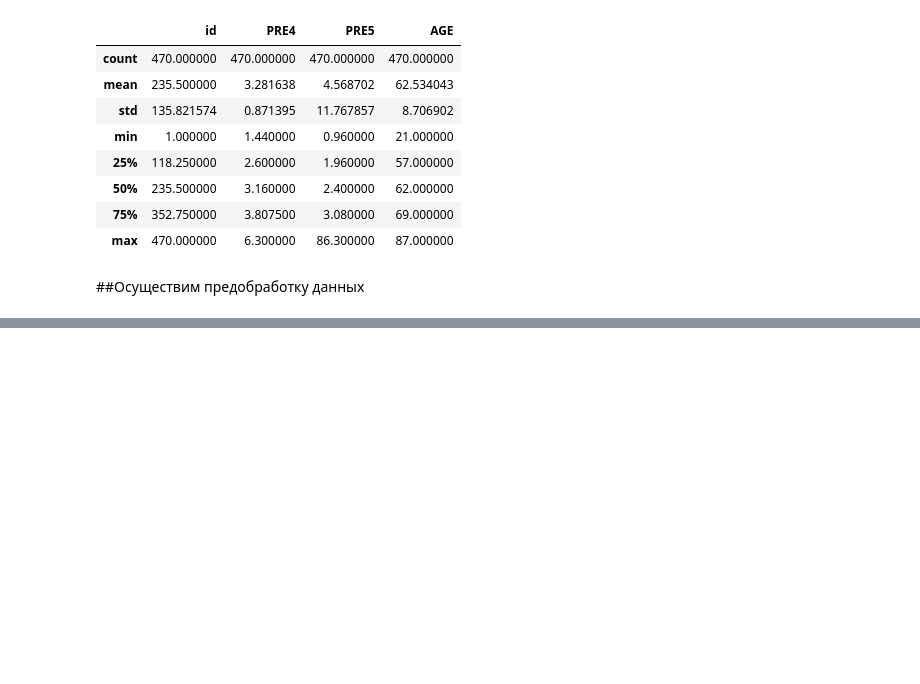
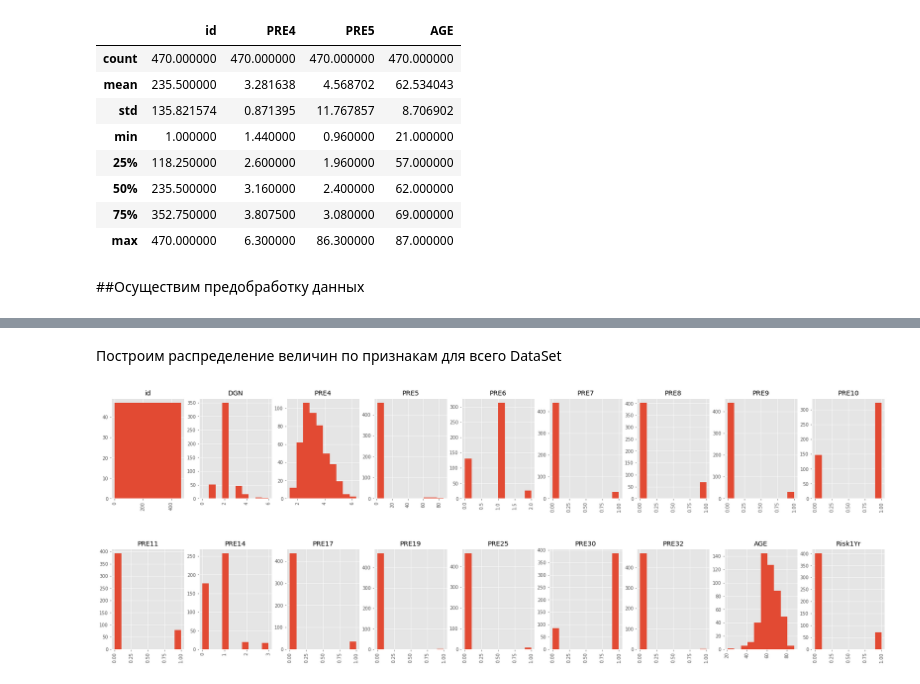
Before and after one commit to alexmal2804/hwds, a Jupyter notebook: Копия_блокнота_"Большое_ДЗ_2_ipynb".ipynb, the cells around one changed output, grey strips where cells are left out. Saved outputs shown, nothing was run; the diff lists cells and outputs as text; code cells hidden in the pictures; blank space fills up the shorter version.

```diff
--- a/Копия_блокнота_"Большое_ДЗ_2_ipynb".ipynb
+++ b/Копия_блокнота_"Большое_ДЗ_2_ipynb".ipynb
@@ -102,0 +105,18 @@ df.describe()
+# %%
+# Подключаем класс для предобработки данных
+from sklearn import preprocessing
+
+# Используем функцию, которая принимает на вход DataFrame, кодирует числовыми значениями категориальные признаки
+# и возвращает обновленный DataFrame и сами кодировщики.
+def number_encode_features(input_df):
+    result = input_df.copy() # копируем нашу исходную таблицу
+    encoders = {}
+    for column in result.columns:
+        if result.dtypes[column] == np.object: # np.object -- строковый тип / если тип столбца - строка, то нужно его закодировать
+            encoders[column] = preprocessing.LabelEncoder() # для колонки column создаем кодировщик
+            result[column] = encoders[column].fit_transform(result[column]) # применяем кодировщик к столбцу и перезаписываем столбец
+    return result, encoders
+# %%
+# Применим функцию кодирования для исследуемого датасета
+df_encoded, encoders = number_encode_features(df) # Теперь encoded data содержит закодированные кат. признаки
+df_encoded.head()
@@ -102,0 +147,7 @@ df.describe()
+# %%
+# Выведем соответствие числовых данных закодированным
+for column in df.columns:
+  if df.dtypes[column] == np.object:
+    nunique = sorted(pd.unique(df_encoded[column]).tolist())
+    print(f'{column} - {encoders[column].inverse_transform(nunique)} - {encoders[column].fit_transform(nunique)}')
+    print(nunique)
@@ -102,0 +172,18 @@ df.describe()
+# %% [markdown]
+Построим распределение величин по признакам для всего DataSet
+# %%
+# График распределения величин по признакам
+def ditstrib_features(input_df, cols=5):
+  fig = plt.figure(figsize=(30,10))
+  rows = np.ceil(float(input_df.shape[1]) / cols)
+  for i, column in enumerate(input_df.columns):
+      ax = fig.add_subplot(rows, cols, i + 1)
+      ax.set_title(column)
+      df_encoded[column].hist(axes=ax)
+      plt.xticks(rotation="vertical")
+  plt.subplots_adjust(hspace=0.5, wspace=0.2)
+# %%
+# строим распределение по всем данным из DataSet
+ditstrib_features(df_encoded, 9)
+# %% [output]
+[figure, added]
```
Also changed, not shown: parts of 6 cells of this notebook.
